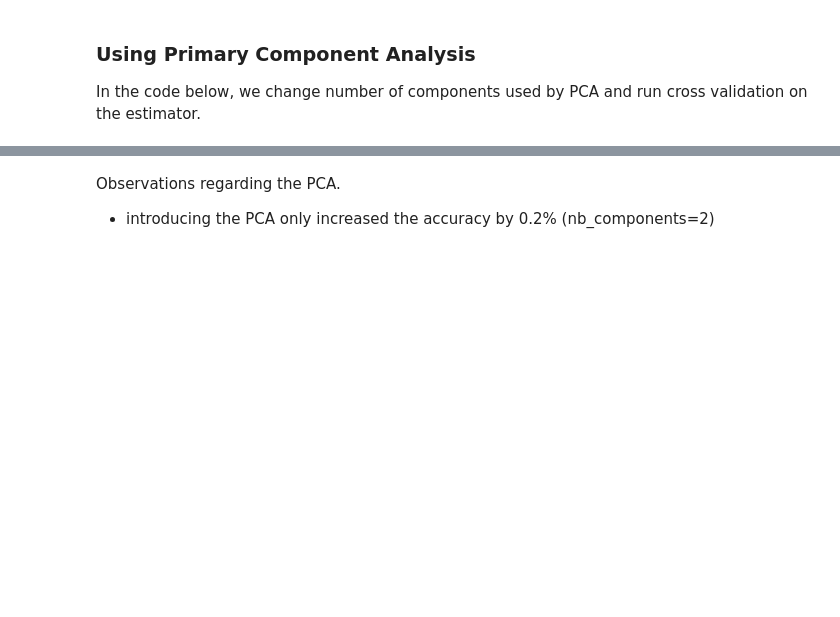
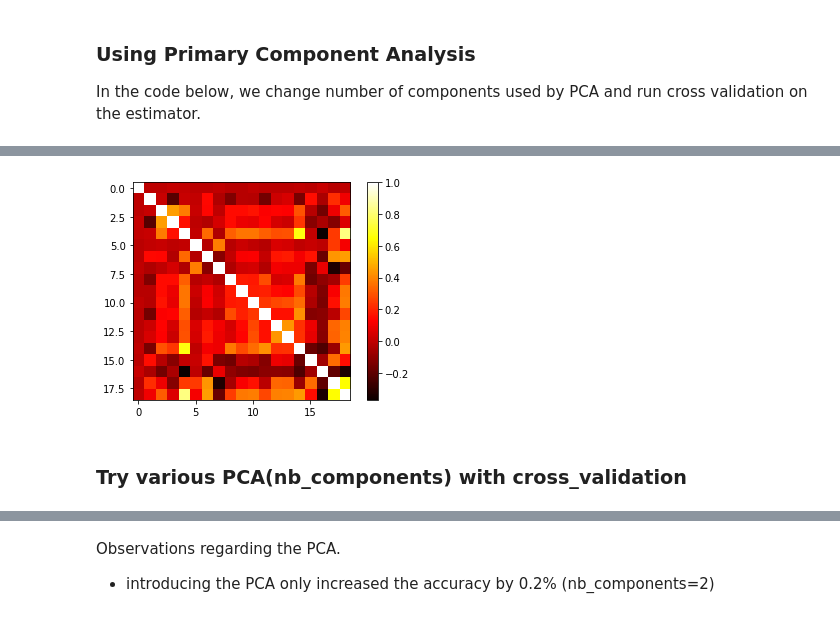
Before and after one commit to vipulpopat/MSCAI_CE4021_Project, a Jupyter notebook: Baysian_telco.ipynb, the cells around one changed output, grey strips where cells are left out. Saved outputs shown, nothing was run; the diff lists cells and outputs as text; code cells hidden in the pictures; blank space fills up the shorter version.

```diff
--- a/Baysian_telco.ipynb
+++ b/Baysian_telco.ipynb
@@ -470,3 +604,14 @@ In the code below, we change number of components used by PCA and run cross vali
+# %%
+data_as_float = data.astype(float)
+corr_mat = np.corrcoef(data_as_float,rowvar=False)
+
+plt.imshow(corr_mat, cmap='hot')
+plt.colorbar()
+plt.show()
+# %% [output]
+[figure, added]
+# %% [markdown]
+### Try various PCA(nb_components) with cross_validation
 # %%
 min_nb_component = 1
 max_nb_component = 10
```
Also changed, not shown: parts of 23 cells of this notebook.
